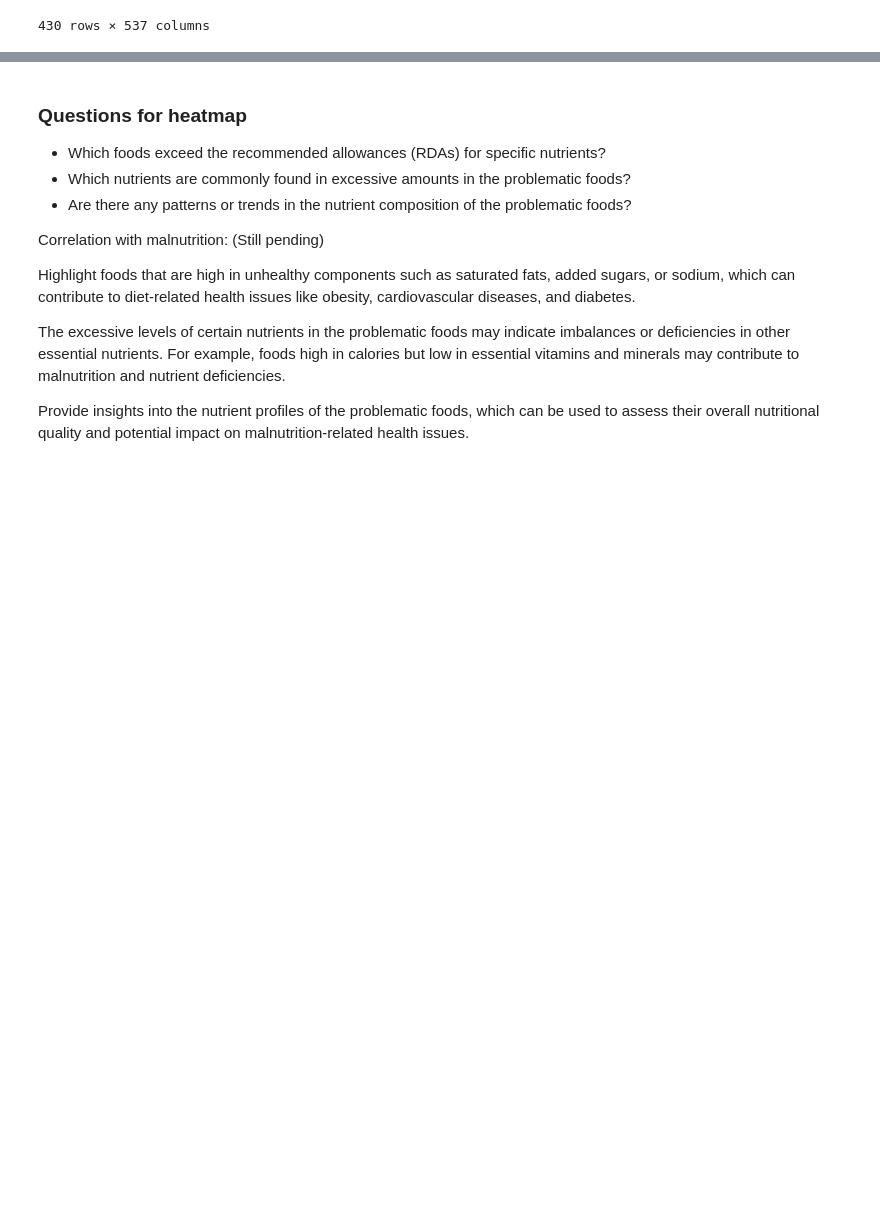
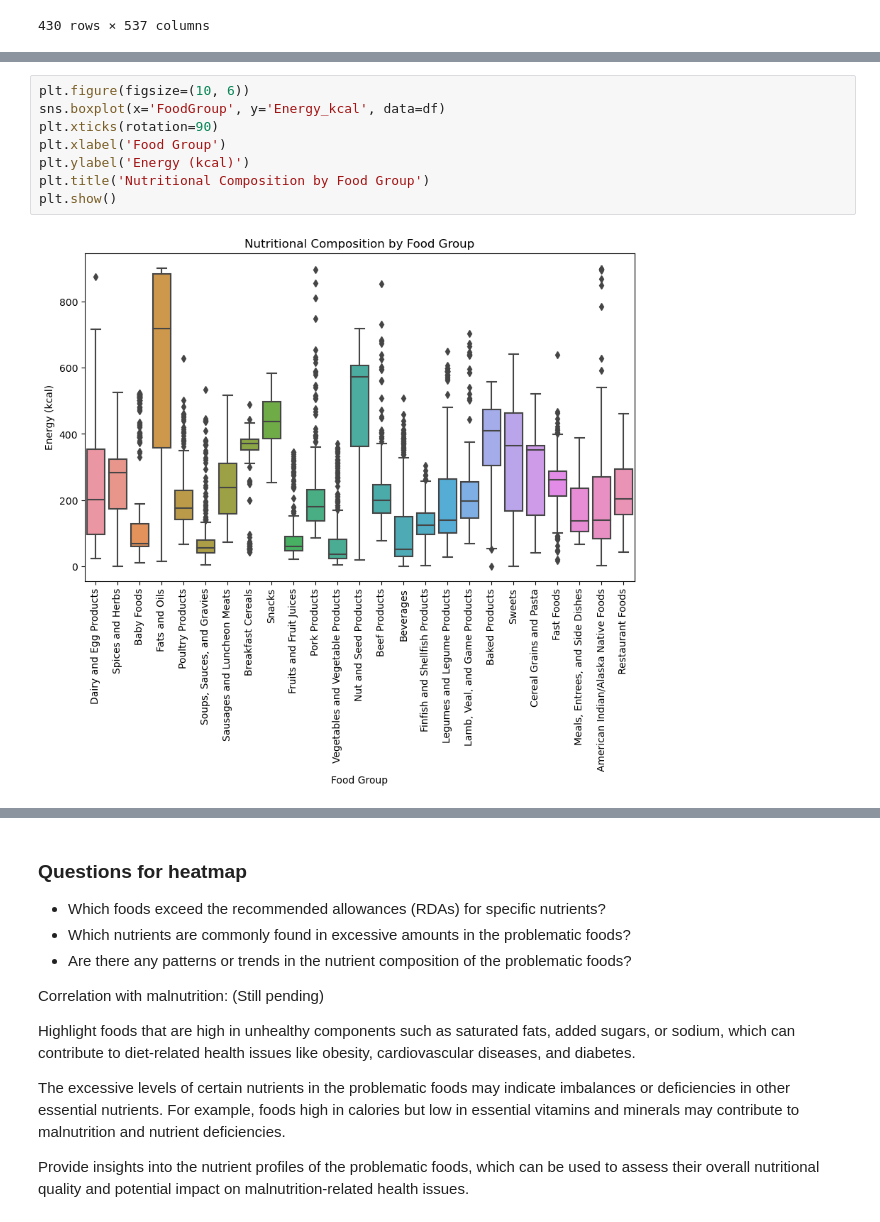
Before and after one commit to HardoModo/Dev10-Capstone, a Jupyter notebook: Janeel/Food_nutrient_2.ipynb, the cells around one changed output, grey strips where cells are left out. Drawn from its saved outputs; the diff is of its cells as text; blank space fills up the shorter version.

Commit message:
added more visuals and question to sort through

```diff
--- a/Janeel/Food_nutrient_2.ipynb
+++ b/Janeel/Food_nutrient_2.ipynb
@@ -416,0 +422,10 @@ problematic_foods
+# %%
+plt.figure(figsize=(10, 6))
+sns.boxplot(x='FoodGroup', y='Energy_kcal', data=df)
+plt.xticks(rotation=90)
+plt.xlabel('Food Group')
+plt.ylabel('Energy (kcal)')
+plt.title('Nutritional Composition by Food Group')
+plt.show()
+# %% [output]
+[figure, added]
```
Also changed, not shown: parts of 61 cells of this notebook, 2 other files.
